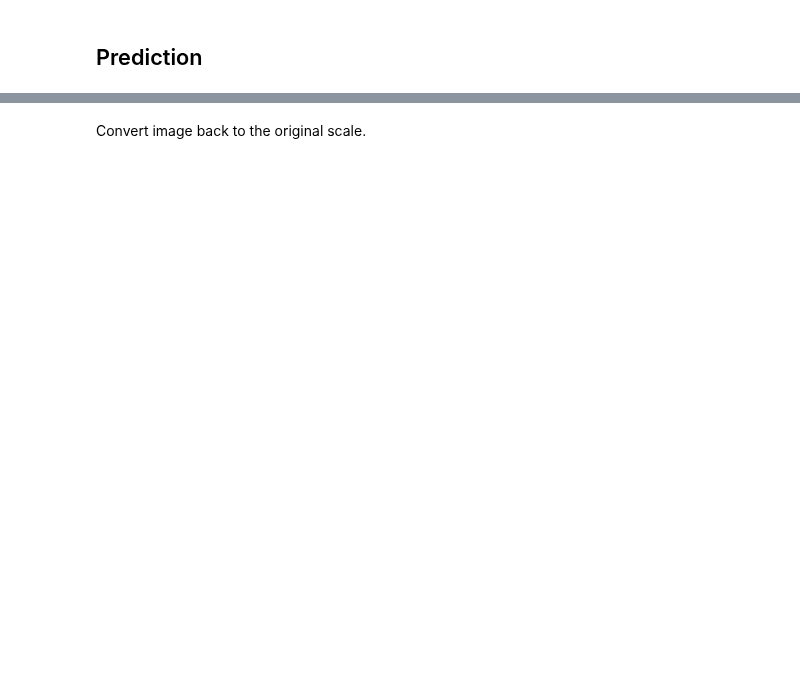
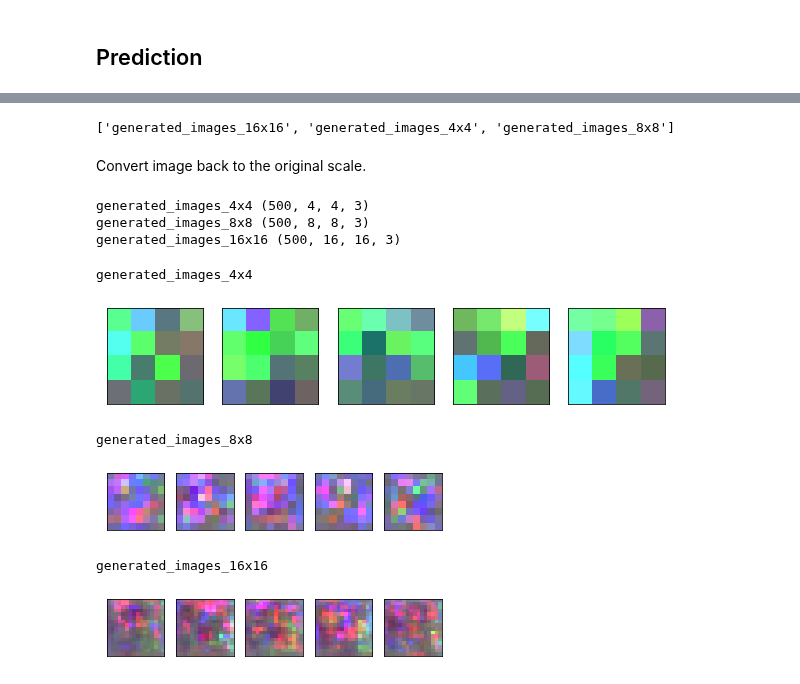
Before and after one commit to ryangillard/artificial_intelligence, a Jupyter notebook: machine_learning/gan/pgan/tf_pgan/tf_pgan_local.ipynb, the cells around one changed output, grey strips where cells are left out. Cells and saved outputs as stored; diff of their text form; code cells hidden in the pictures; blank space fills up the shorter version.

```diff
--- a/machine_learning/gan/pgan/tf_pgan/tf_pgan_local.ipynb
+++ b/machine_learning/gan/pgan/tf_pgan/tf_pgan_local.ipynb
@@ -2794,8 +3453,15 @@ estimator = train_and_evaluate(arguments)
+# %%
+sorted(list(predictions.keys()))
+# %% [output]
+['generated_images_16x16', 'generated_images_4x4', 'generated_images_8x8']
 # %% [markdown]
 Convert image back to the original scale.
 # %%
-# generated_images = np.clip(
-#     a=((predictions["generated_images"] + 1.0) * (255. / 2)).astype(np.int32),
-#     a_min=0,
-#     a_max=255
-# )
+generated_images = {
+    k: np.clip(
+        a=((v + 1.0) * (255. / 2)).astype(np.int32),
+        a_min=0,
+        a_max=255
+    )
+    for k, v in predictions.items()
+}
@@ -2804,11 +3468,28 @@ Convert image back to the original scale.
+# %%
+for k, v in generated_images.items():
+    print(k, v.shape)
+# %% [output]
+generated_images_4x4 (500, 4, 4, 3)
+generated_images_8x8 (500, 8, 8, 3)
+generated_images_16x16 (500, 16, 16, 3)
 # %%
-# import matplotlib.pyplot as plt
+import matplotlib.pyplot as plt
 
-# plt.figure(figsize=(10, 10))
-# for i in range(5):
-#     plt.subplot(1, 5, i + 1)
-#     plt.xticks([])
-#     plt.yticks([])
-#     plt.grid(False)
-#     plt.imshow(generated_images[i], cmap=plt.cm.binary)
-# plt.show()
+plt.figure(figsize=(10, 10))
+
+for k, v in generated_images.items():
+    print(k)
+    for i in range(5):
+        plt.subplot(1, 5, i + 1)
+        plt.xticks([])
+        plt.yticks([])
+        plt.grid(False)
+        plt.imshow(v[i], cmap=plt.cm.binary)
+    plt.show()
+# %% [output]
+generated_images_4x4
+[figure, added]
+generated_images_8x8
+[figure, added]
+generated_images_16x16
+[figure, added]
```
Also changed, not shown: parts of 13 cells of this notebook, 2 other files.
